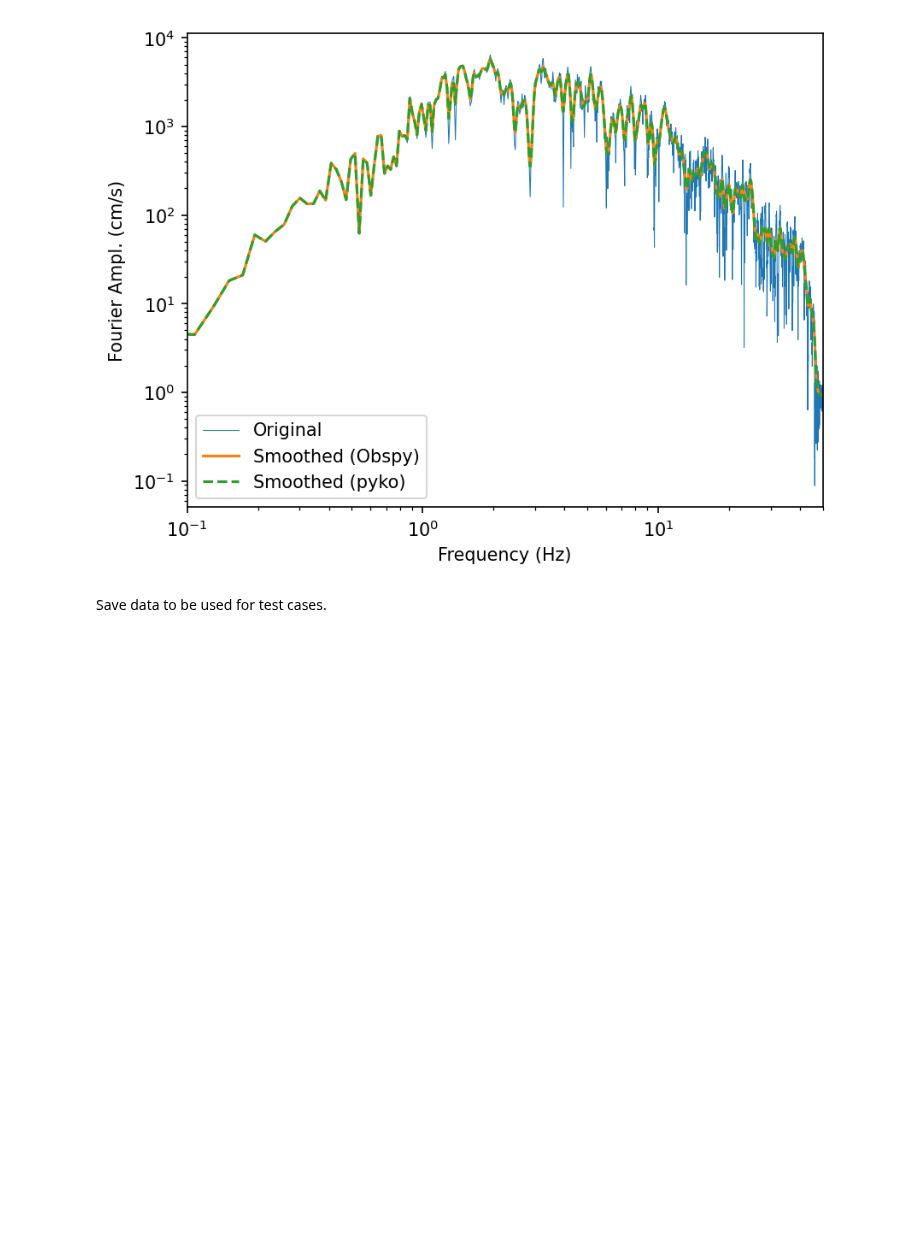
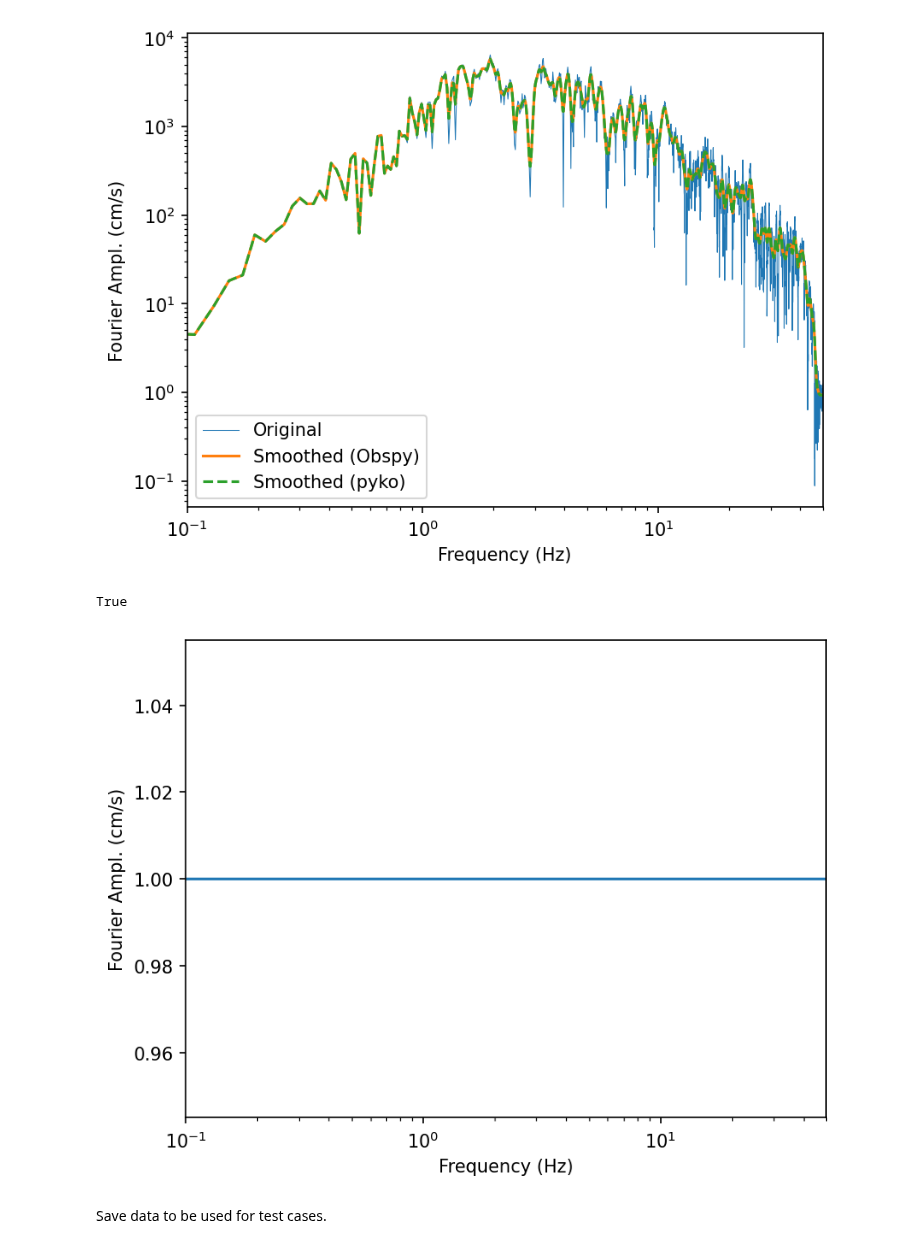
Before and after one commit to arkottke/pykooh, a Jupyter notebook: example.ipynb, the cells around one changed output. Cells and saved outputs as stored; diff of their text form; code cells hidden in the pictures; blank space fills up the shorter version.

```diff
--- a/example.ipynb
+++ b/example.ipynb
@@ -48,6 +47,30 @@ ax.legend()
 fig;
 # %% [output]
 [figure]
+# %%
+fa_cyth = pykooh.smooth(freqs, freqs, fourier_amps, b, use_cython=True)
+fa_numb = pykooh.smooth(freqs, freqs, fourier_amps, b, use_cython=False)
+# %%
+ratio = fa_cyth / fa_numb
+# %%
+np.allclose(fa_cyth, fa_numb)
+# %% [output]
+True
+# %%
+fig, ax = plt.subplots()
+ax.plot(freqs, ratio)
+
+ax.set(
+    xlabel="Frequency (Hz)",
+    xscale="log",
+    xlim=(0.1, 50),
+    ylabel="Fourier Ampl. (cm/s)",
+    ylim
+    #yscale="log",
+)
+fig;
+# %% [output]
+[figure, added]
 # %% [markdown]
 Save data to be used for test cases.
 # %%
```
Also changed, not shown: parts of 4 cells of this notebook, 9 other files.
